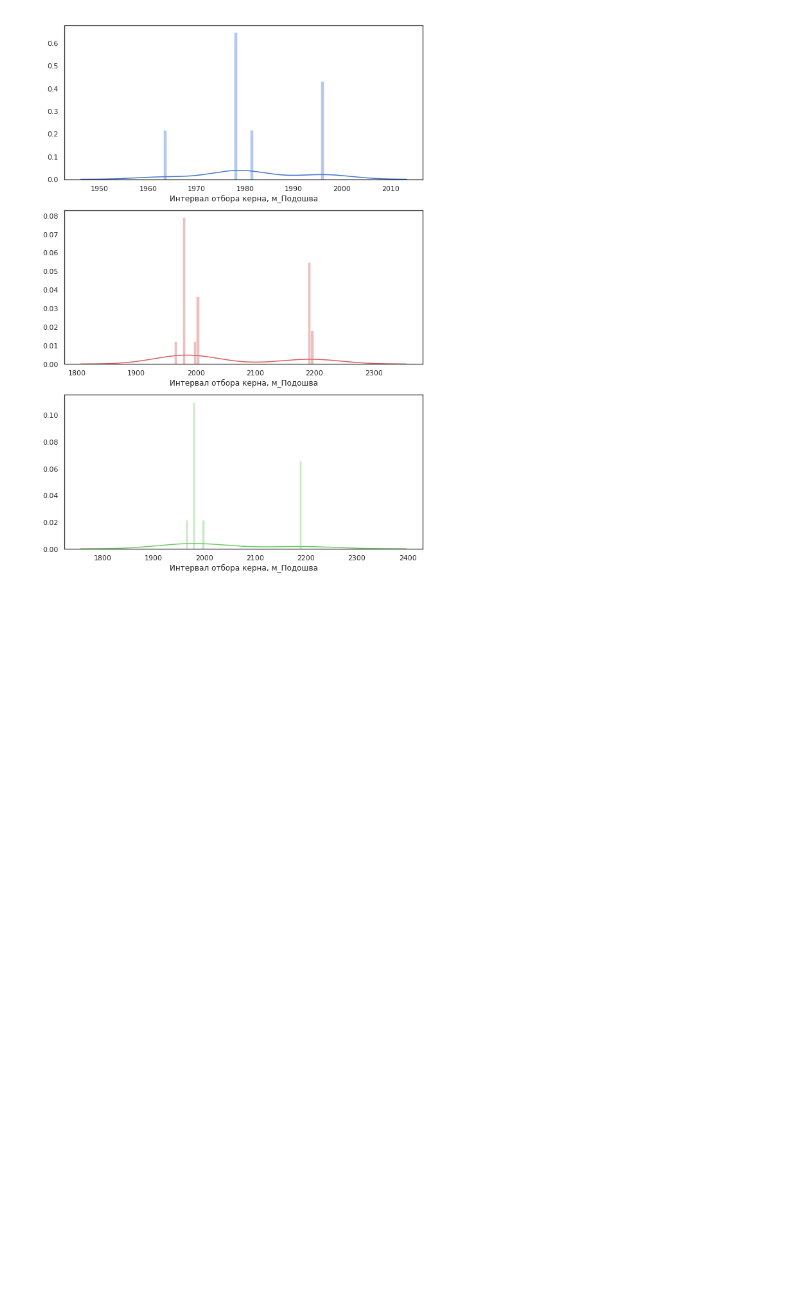
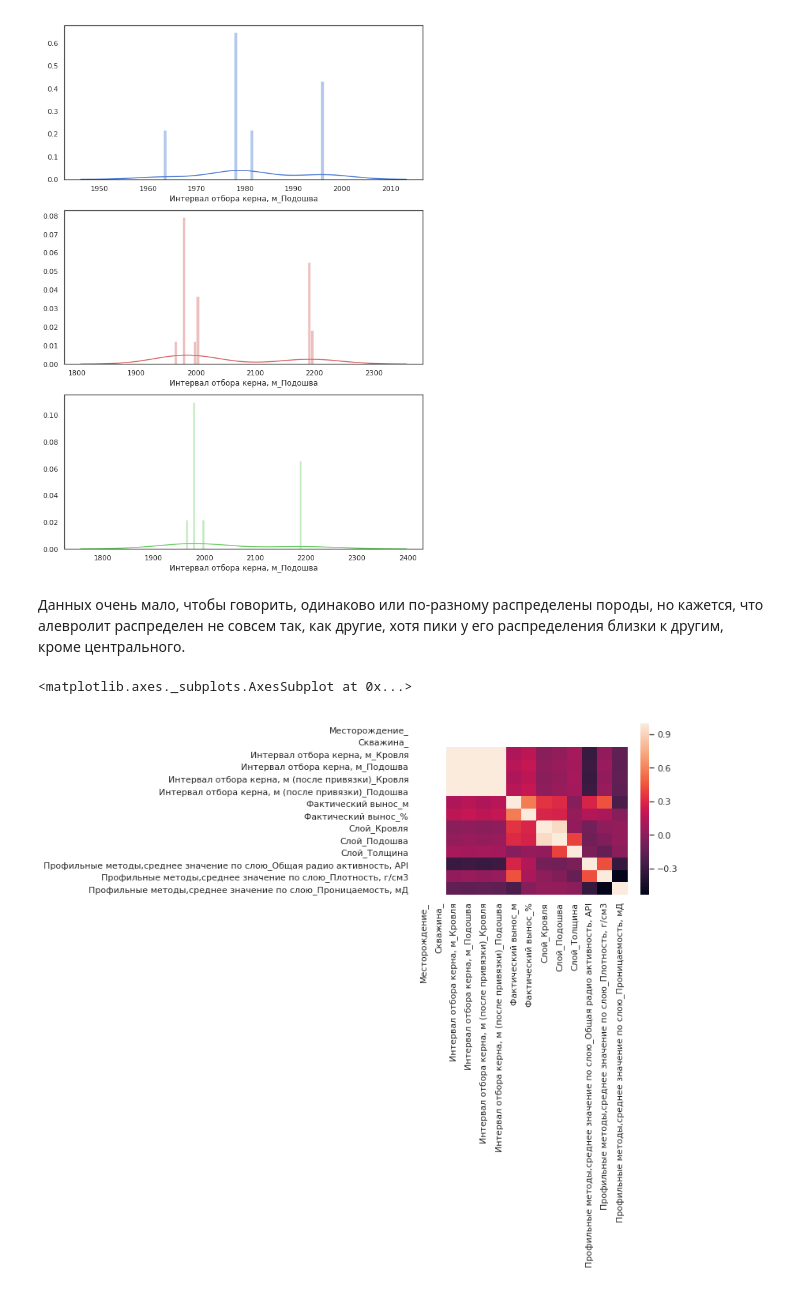
Before and after one commit to nuvard/kern_segmentation, a Jupyter notebook: EDA.ipynb, the cells around one changed output. Drawn from its saved outputs; the diff is of its cells as text; code cells hidden in the pictures; blank space fills up the shorter version.

```diff
--- a/EDA.ipynb
+++ b/EDA.ipynb
@@ -505,3 +511,10 @@ sns.distplot(x3, bins = 10, ax=axes[2], color='g')
 # %% [output]
 <matplotlib.axes._subplots.AxesSubplot at 0x...>
 [figure]
+# %% [markdown]
+Данных очень мало, чтобы говорить, одинаково или по-разному распределены породы, но кажется, что алевролит распределен не совсем так, как другие, хотя пики у его распределения близки к другим, кроме центрального.
+# %%
+sns.heatmap(df.corr())
+# %% [output]
+<matplotlib.axes._subplots.AxesSubplot at 0x...>
+[figure, added]
```
Also changed, not shown: parts of 15 cells of this notebook.
